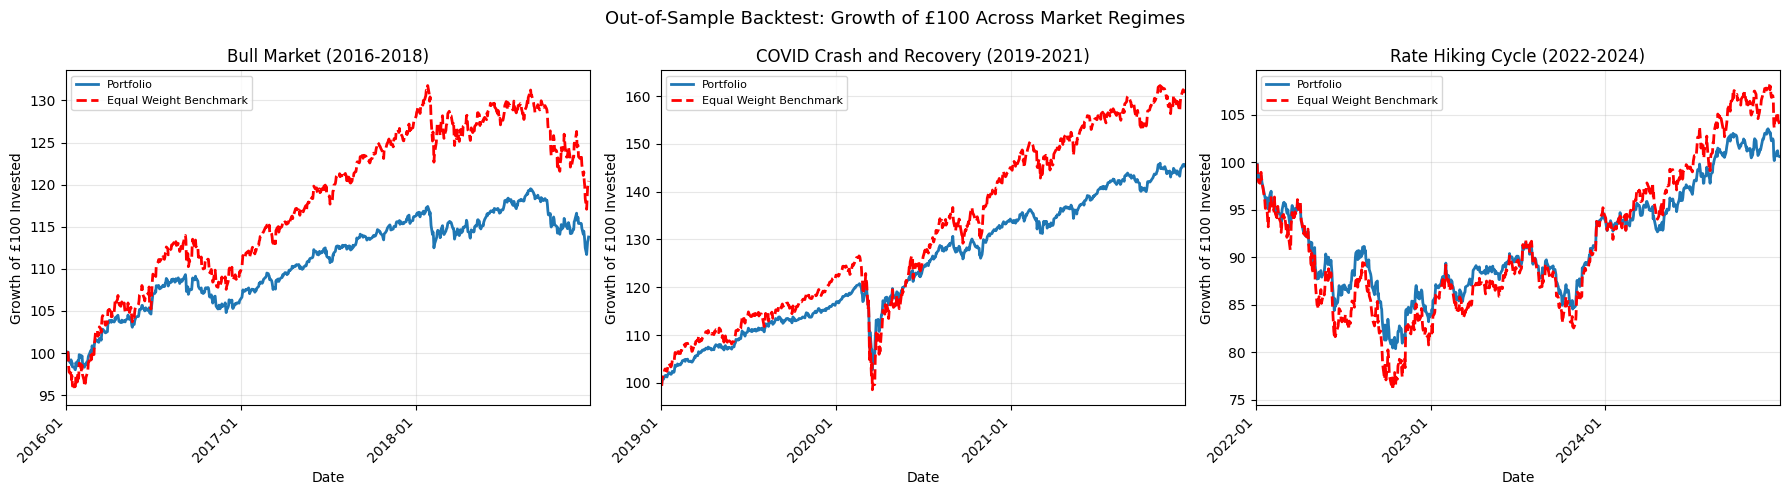
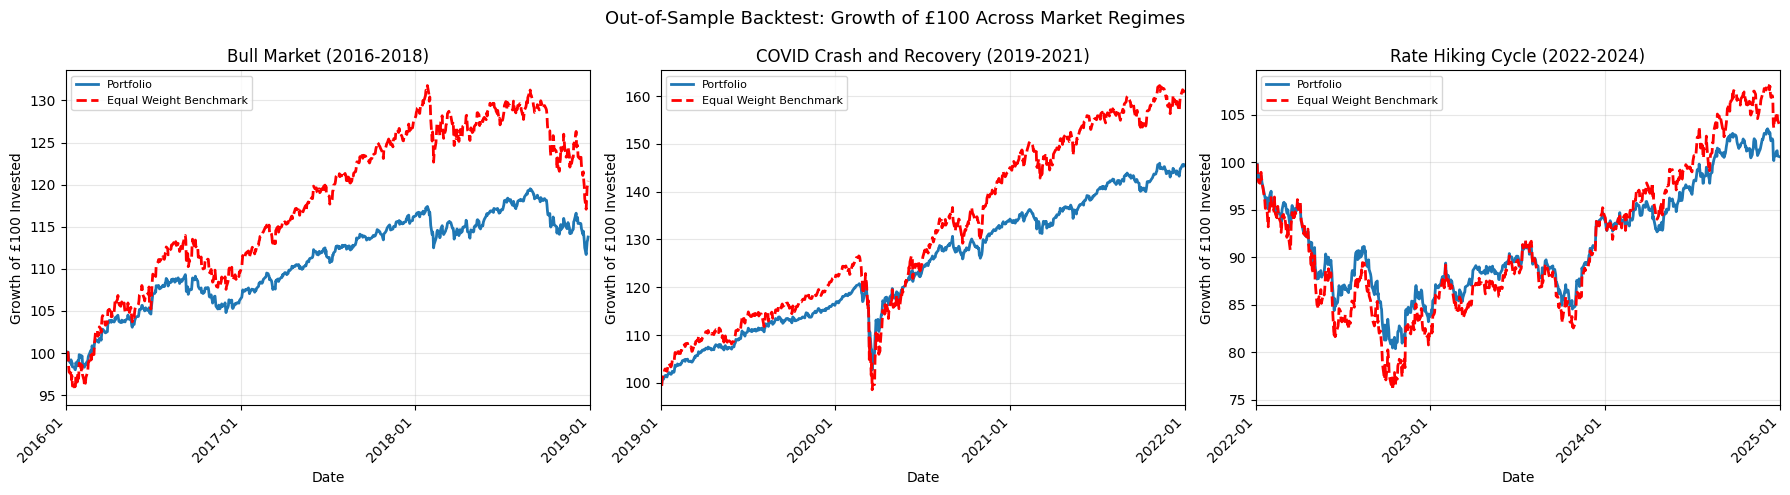
The notebook cell's code change between the first figure and the second:
--- before
+++ after
@@ -1,3 +1,5 @@
 import matplotlib.dates as mdates
+import matplotlib.pyplot as plt
+import yfinance as yf
 
 # ------------- Backtest ----------------
@@ -61,5 +63,5 @@
   ax.grid(alpha=0.3)
   # Set x-axis limits to match the test period
-  ax.set_xlim(pd.to_datetime(test_start), pd.to_datetime(test_end))
+  ax.set_xlim(pd.to_datetime(test_start), pd.to_datetime(test_end) + pd.Timedelta(days=1))
   # Format x-axis dates for clarity
   ax.xaxis.set_major_formatter(mdates.DateFormatter('%Y-%m'))

Commit: Created using Colab